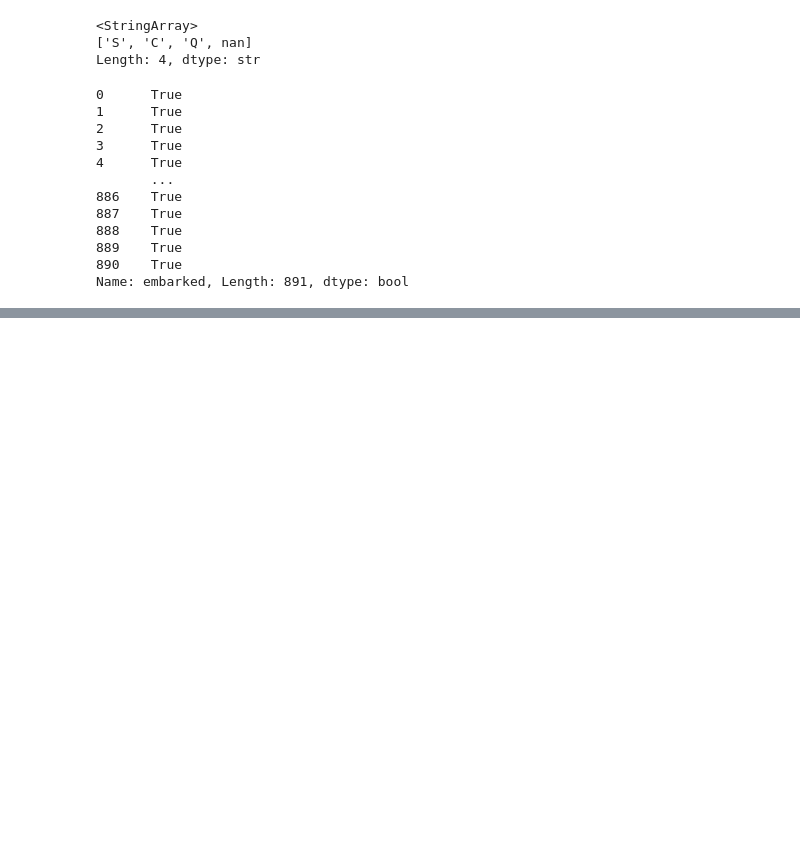
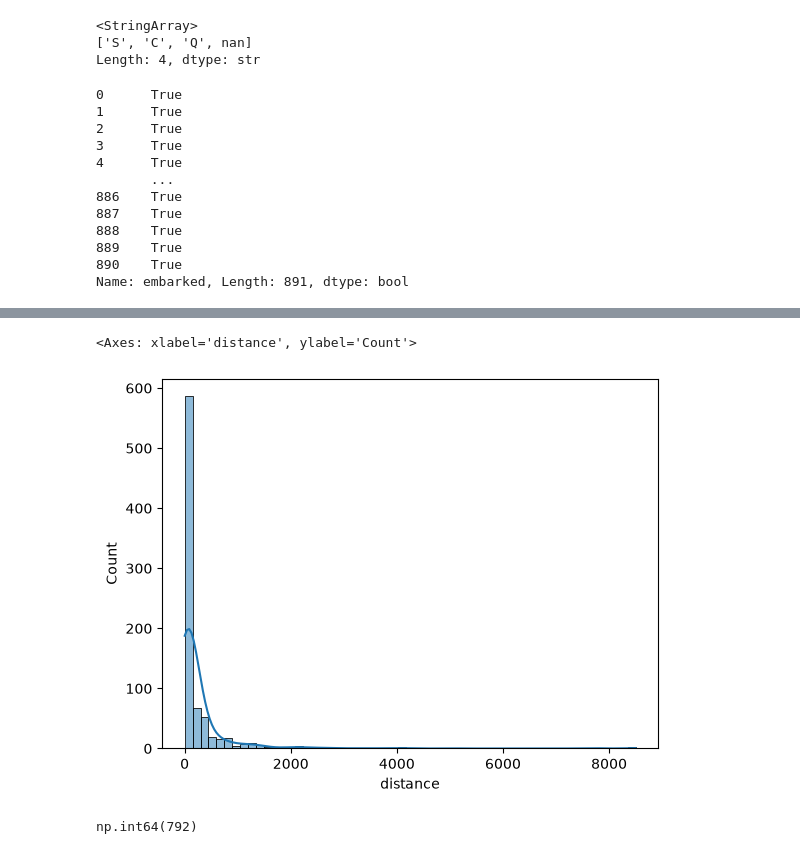
Before and after one commit to kedareswar12/Machine_Learning, a Jupyter notebook: src/machinelearning/Feature_engineering/missing_values_.ipynb, the cells around one changed output, grey strips where cells are left out. Cells and saved outputs as stored; diff of their text form; code cells hidden in the pictures; blank space fills up the shorter version.

```diff
--- a/src/machinelearning/Feature_engineering/missing_values_.ipynb
+++ b/src/machinelearning/Feature_engineering/missing_values_.ipynb
@@ -175,3 +175,5 @@ df['embarked'].notna()
 889    True
 890    True
 Name: embarked, Length: 891, dtype: bool
+# %%
+df2 = sns.load_dataset('planets')
@@ -177,0 +207,10 @@ Name: embarked, Length: 891, dtype: bool
+# %%
+sns.histplot(df2['distance'] , kde= True)
+# %% [output]
+<Axes: xlabel='distance', ylabel='Count'>
+[figure, added]
+# %%
+# Total missing values
+df2.isnull().sum().sum()
+# %% [output]
+np.int64(792)
```
Also changed, not shown: parts of 14 cells of this notebook, 4 other files.
